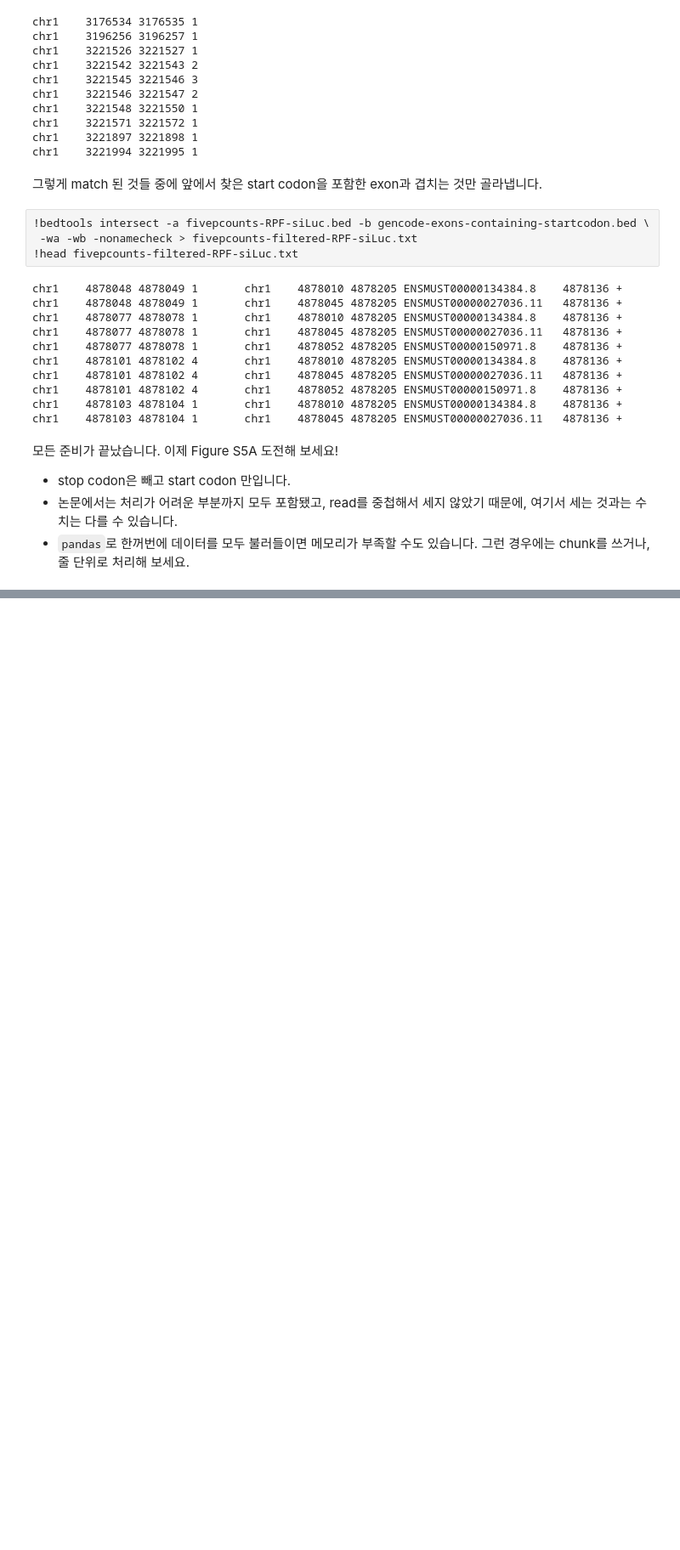
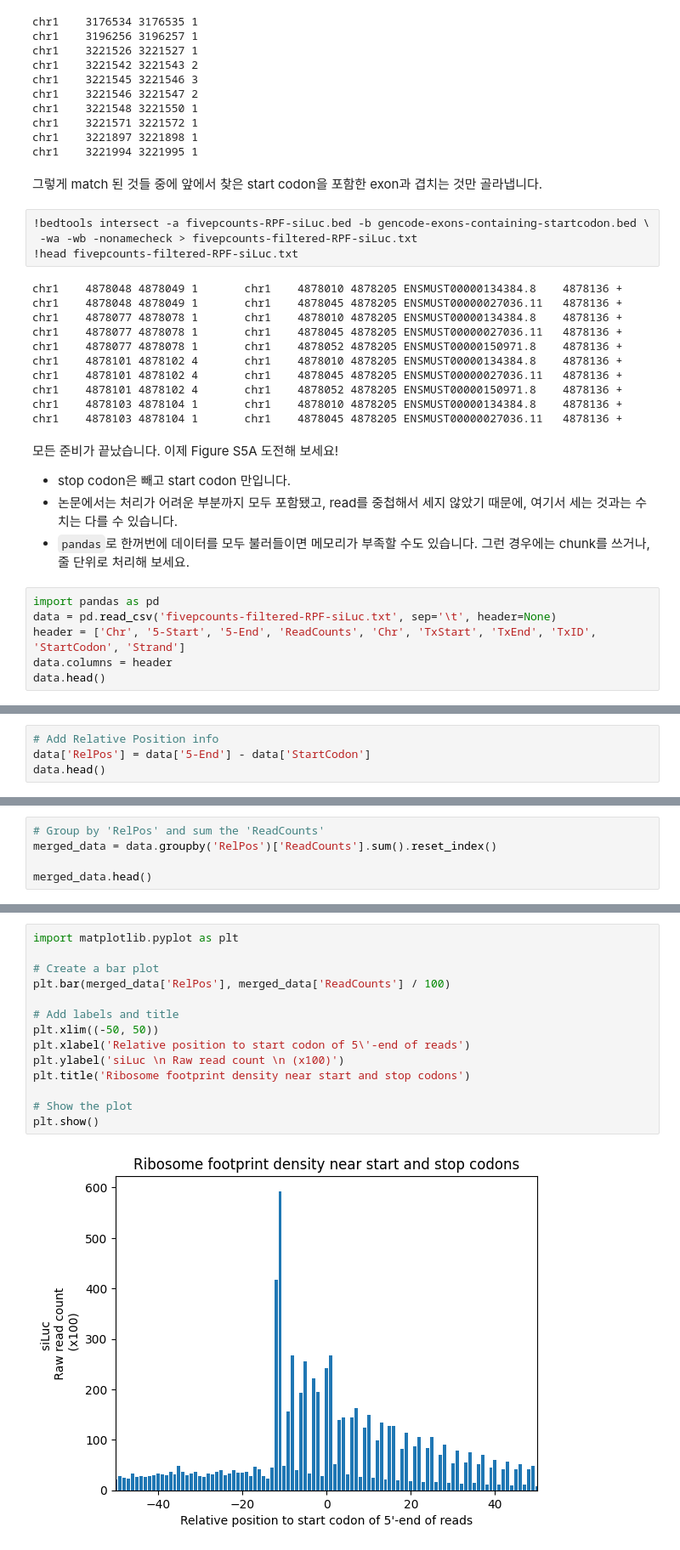
Before and after one commit to young5454/SNU-BI1, a Jupyter notebook: CoLab_TermProj_2024_2.ipynb, the cells around one changed output, grey strips where cells are left out. Shown: that part at 85% size. Saved outputs shown, nothing was run; the diff lists cells and outputs as text; blank space fills up the shorter version.

Commit message:
Rough plot generation

```diff
--- a/CoLab_TermProj_2024_2.ipynb
+++ b/CoLab_TermProj_2024_2.ipynb
@@ -248,3 +248,9 @@ chr1    4878103 4878104 1       chr1    4878045 4878205 ENSMUST00000027036.11
 * stop codon은 빼고 start codon 만입니다.
 * 논문에서는 처리가 어려운 부분까지 모두 포함됐고, read를 중첩해서 세지 않았기 때문에, 여기서 세는 것과는 수치는 다를 수 있습니다.
 * `pandas`로 한꺼번에 데이터를 모두 불러들이면 메모리가 부족할 수도 있습니다. 그런 경우에는 chunk를 쓰거나, 줄 단위로 처리해 보세요.
+# %%
+import pandas as pd
+data = pd.read_csv('fivepcounts-filtered-RPF-siLuc.txt', sep='\t', header=None)
+header = ['Chr', '5-Start', '5-End', 'ReadCounts', 'Chr', 'TxStart', 'TxEnd', 'TxID', 'StartCodon', 'Strand']
+data.columns = header
+data.head()
@@ -250,0 +264,4 @@ chr1    4878103 4878104 1       chr1    4878045 4878205 ENSMUST00000027036.11
+# %%
+# Add Relative Position info
+data['RelPos'] = data['5-End'] - data['StartCodon']
+data.head()
@@ -250,0 +275,5 @@ chr1    4878103 4878104 1       chr1    4878045 4878205 ENSMUST00000027036.11
+# %%
+# Group by 'RelPos' and sum the 'ReadCounts'
+merged_data = data.groupby('RelPos')['ReadCounts'].sum().reset_index()
+
+merged_data.head()
@@ -250,0 +287,16 @@ chr1    4878103 4878104 1       chr1    4878045 4878205 ENSMUST00000027036.11
+# %%
+import matplotlib.pyplot as plt
+
+# Create a bar plot
+plt.bar(merged_data['RelPos'], merged_data['ReadCounts'] / 100)
+
+# Add labels and title
+plt.xlim((-50, 50))
+plt.xlabel('Relative position to start codon of 5\'-end of reads')
+plt.ylabel('siLuc \n Raw read count \n (x100)')
+plt.title('Ribosome footprint density near start and stop codons')
+
+# Show the plot
+plt.show()
+# %% [output]
+[figure, added]
```
Also changed, not shown: parts of 3 cells of this notebook.
